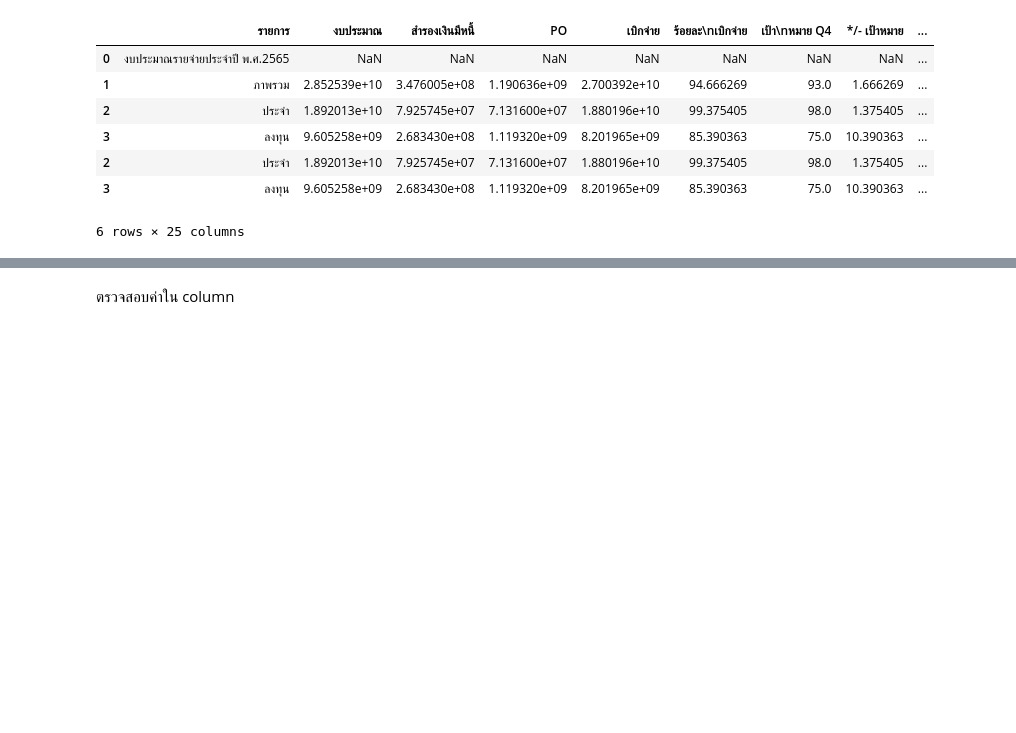
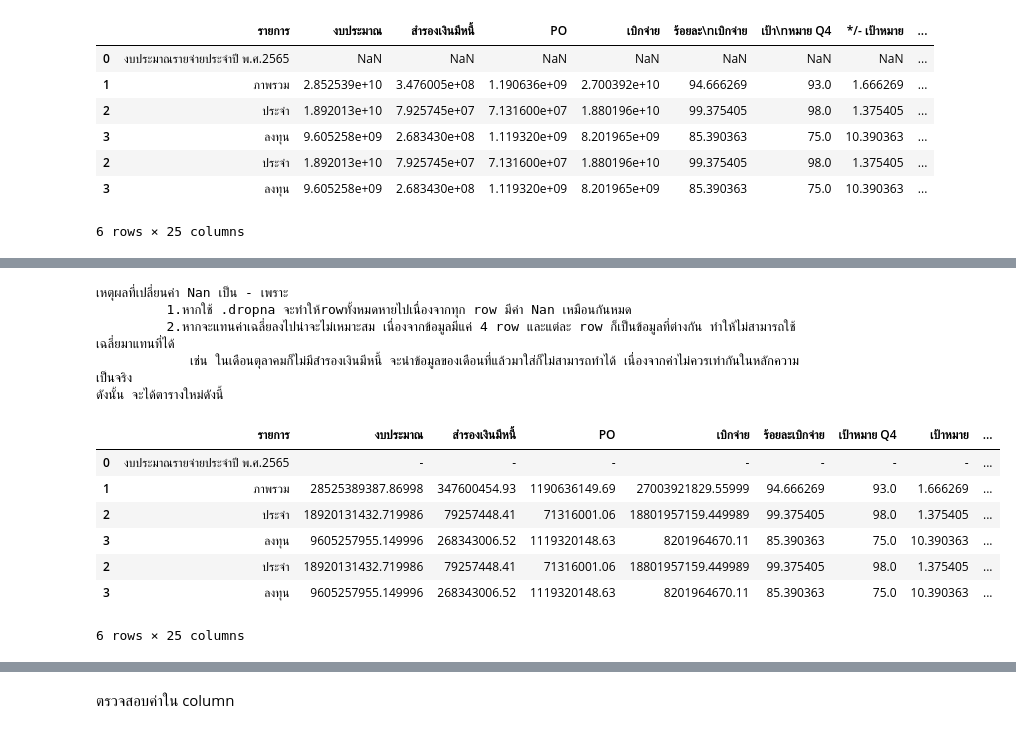
Before and after one commit to Mujune/python_dataviz2023, a Jupyter notebook: Pandas102.ipynb, the cells around one changed output, grey strips where cells are left out. Saved outputs shown, nothing was run; the diff lists cells and outputs as text; code cells hidden in the pictures; blank space fills up the shorter version.

```diff
--- a/Pandas102.ipynb
+++ b/Pandas102.ipynb
@@ -104,0 +170,28 @@ sep_oct_df
+# %%
+## 3.แก้ค่า missing พร้อมทั้งให้เหตุผล
+sep_oct_df_notnull = sep_oct_df
+sep_oct_df_notnull.rename(columns=lambda x: x.replace('\n', ''), inplace=True)
+sep_oct_df_notnull.rename(columns=lambda x: x.replace('*/-', ''), inplace=True)
+sep_oct_df_notnull.fillna('-',inplace=True)
+
+print('เหตุผลที่เปลี่ยนค่า Nan เป็น - เพราะ')
+print('         1.หากใช้ .dropna จะทำให้rowทั้งหมดหายไปเนื่องจากทุก row มีค่า Nan เหมือนกันหมด')
+print('         2.หากจะแทนค่าเฉลี่ยลงไปน่าจะไม่เหมาะสม เนื่องจากข้อมูลมีแค่ 4 row และแต่ละ row ก็เป็นข้อมูลที่ต่างกัน ทำให้ไม่สามารถใช้เฉลี่ยมาแทนที่ได้')
+print('            เช่น ในเดือนตุลาคมก็ไม่มีสำรองเงินมีหนี้ จะนำข้อมูลของเดือนที่แล้วมาใส่ก็ไม่สามารถทำได้ เนื่องจากค่าไม่ควรเท่ากันในหลักความเป็นจริง')
+print('ดังนั้น จะได้ตารางใหม่ดังนี้')
+
+sep_oct_df_notnull
+# %% [output]
+เหตุผลที่เปลี่ยนค่า Nan เป็น - เพราะ
+         1.หากใช้ .dropna จะทำให้rowทั้งหมดหายไปเนื่องจากทุก row มีค่า Nan เหมือนกันหมด
+         2.หากจะแทนค่าเฉลี่ยลงไปน่าจะไม่เหมาะสม เนื่องจากข้อมูลมีแค่ 4 row และแต่ละ row ก็เป็นข้อมูลที่ต่างกัน ทำให้ไม่สามารถใช้เฉลี่ยมาแทนที่ได้
+            เช่น ในเดือนตุลาคมก็ไม่มีสำรองเงินมีหนี้ จะนำข้อมูลของเดือนที่แล้วมาใส่ก็ไม่สามารถทำได้ เนื่องจากค่าไม่ควรเท่ากันในหลักความเป็นจริง
+ดังนั้น จะได้ตารางใหม่ดังนี้
+|  | รายการ | งบประมาณ | สำรองเงินมีหนี้ | PO | เบิกจ่าย | ร้อยละเบิกจ่าย | เป้าหมาย Q4 | เป้าหมาย | ... |
+| 0 | งบประมาณรายจ่ายประจำปี พ.ศ.2565 | - | - | - | - | - | - | - | ... |
+| 1 | ภาพรวม | 28525389387.86998 | 347600454.93 | 1190636149.69 | 27003921829.55999 | 94.666269 | 93.0 | 1.666269 | ... |
+| 2 | ประจำ | 18920131432.719986 | 79257448.41 | 71316001.06 | 18801957159.449989 | 99.375405 | 98.0 | 1.375405 | ... |
+| 3 | ลงทุน | 9605257955.149996 | 268343006.52 | 1119320148.63 | 8201964670.11 | 85.390363 | 75.0 | 10.390363 | ... |
+| 2 | ประจำ | 18920131432.719986 | 79257448.41 | 71316001.06 | 18801957159.449989 | 99.375405 | 98.0 | 1.375405 | ... |
+| 3 | ลงทุน | 9605257955.149996 | 268343006.52 | 1119320148.63 | 8201964670.11 | 85.390363 | 75.0 | 10.390363 | ... |
+6 rows × 25 columns
```
Also changed, not shown: parts of 7 cells of this notebook.
